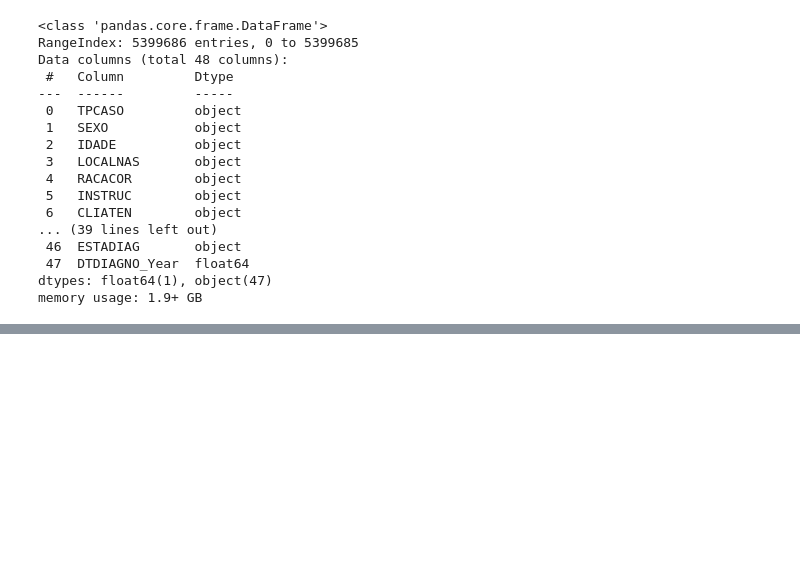
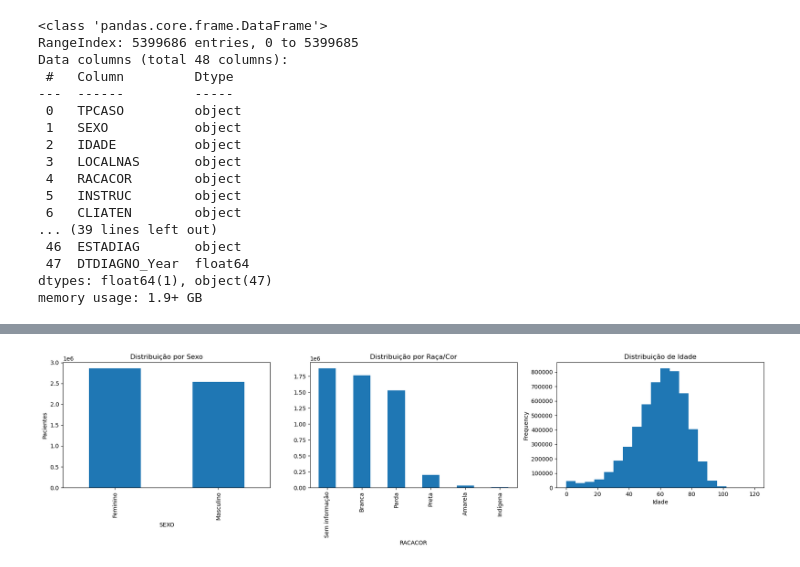
Before and after one commit to Data-Squad-ML/cancer_survival_prediction, a Jupyter notebook: src/cancer_brasil.ipynb, the cells around one changed output, grey strips where cells are left out. Cells and saved outputs as stored; diff of their text form; code cells hidden in the pictures; blank space fills up the shorter version.

```diff
--- a/src/cancer_brasil.ipynb
+++ b/src/cancer_brasil.ipynb
@@ -62,0 +57,3 @@ Error:
+# %%
+# nao consigo rodar sem meu kernel morrer kk
+data = data.replace('nan', np.nan)
@@ -93,0 +325,18 @@ array(['888', '999', '11X', '310', '300', '100', '200', '210', '110',
+# %%
+fig, axes = plt.subplots(1, 3, figsize=(18, 5))
+
+data['SEXO'].map(map_sexo).value_counts().plot(kind='bar', ax=axes[0])
+axes[0].set_title('Distribuição por Sexo')
+axes[0].set_ylabel('Pacientes')
+
+data['RACACOR'].map(map_racacor).value_counts().plot(kind='bar', ax=axes[1])
+axes[1].set_title('Distribuição por Raça/Cor')
+
+data['IDADE'].dropna().plot(kind='hist', bins=20, ax=axes[2])
+axes[2].set_title('Distribuição de Idade')
+axes[2].set_xlabel('Idade')
+
+plt.tight_layout()
+plt.show()
+# %% [output]
+[figure, added]
```
Also changed, not shown: parts of 33 cells of this notebook.
